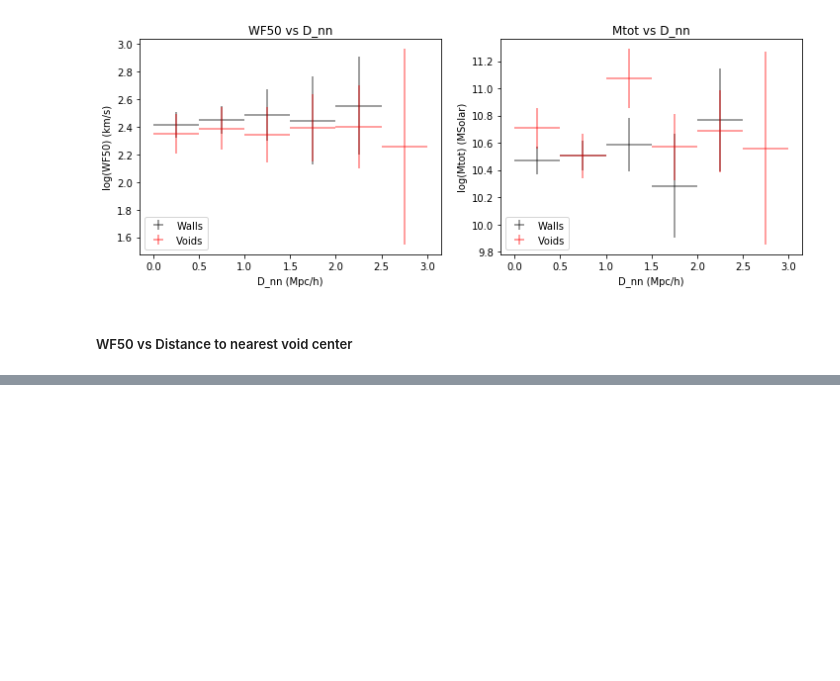
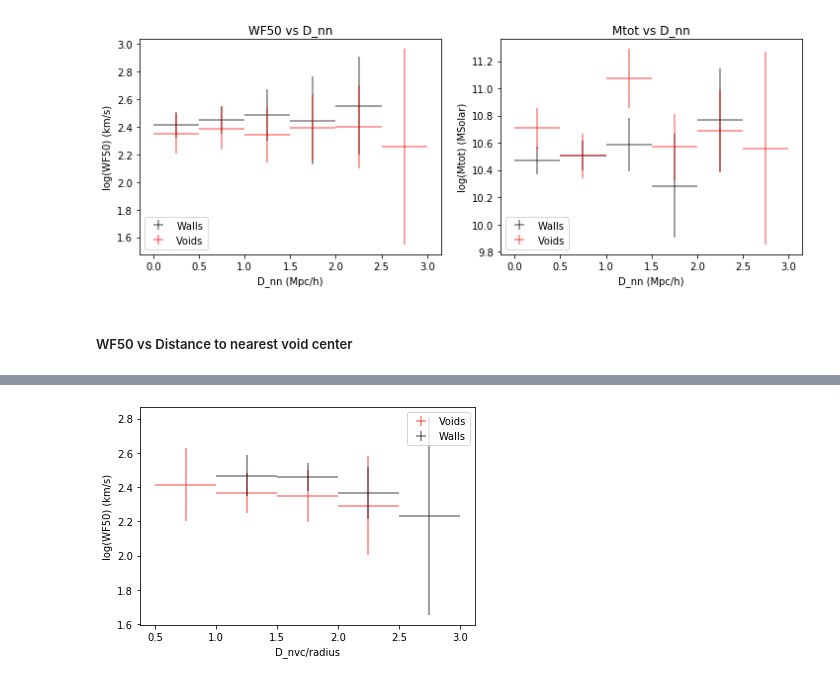
Before and after one commit to usiam/Summer-20_Galactic-Rotation-Curves-And-Dark-Matter, a Jupyter notebook: 11. Nearest_distance_plots.ipynb, the cells around one changed output, grey strips where cells are left out. Drawn from its saved outputs; the diff is of its cells as text; code cells hidden in the pictures; blank space fills up the shorter version.

Commit message:
All median plots added. Linear fits pending.

```diff
--- a/11. Nearest_distance_plots.ipynb
+++ b/11. Nearest_distance_plots.ipynb
@@ -432,0 +481,25 @@ AssertionError:
+# %%
+def bin_wf50_d_nvc_norm(data, dist_bins):
+    wf50_bins = []
+    for _ in range(len(dist_bins)):
+        wf50_bins.append([])
+
+
+    #print("wf50_bins_len: ", len(wf50_bins))
+    #  loop through bins:
+    #     find which row the mass is in
+    #     add wf50 to corresponding bin from corresponding row
+
+    for dist_bin in dist_bins:
+        for dist in dist_bin:
+            for i in range(len(data)):
+                if dist == data['d_nvc_norm'][i]:
+                    wf50_bins[dist_bins.index(dist_bin)].append(np.log10(data['WF50_corrected'][i]))
+
+    return wf50_bins
+# %%
+walls_lower_dist_vc_norm = round_down(min(walls_data['d_nvc_norm']))
+walls_upper_dist_vc_norm = round_up(max(walls_data['d_nvc_norm']))
+
+voids_lower_dist_vc_norm = round_down(min(voids_data['d_nvc_norm']))
+voids_upper_dist_vc_norm = round_up(max(voids_data['d_nvc_norm']))
@@ -432,0 +514,8 @@ AssertionError:
+# %%
+walls_dist_vc_norm_bins = bin_dist_nvc_norm(walls_data, walls_lower_dist_vc_norm, walls_upper_dist_vc_norm)
+
+voids_dist_vc_norm_bins = bin_dist_nvc_norm(voids_data, voids_lower_dist_vc_norm, voids_upper_dist_vc_norm)
+# %%
+walls_wf50_vc_norm_bins = bin_wf50_d_nvc_norm(walls_data, walls_dist_vc_norm_bins)
+
+voids_wf50_vc_norm_bins = bin_wf50_d_nvc_norm(voids_data, voids_dist_vc_norm_bins)
@@ -432,0 +563,9 @@ AssertionError:
+# %%
+plt.errorbar(voids_center_dist_vc_norm, voids_wf50_vc_norm_bins_medians, xerr = voids_center_dist_vc_norm_err, yerr = voids_wf50_vc_norm_bins_medians_err, fmt ='none', color = 'red', alpha = 0.5, label = 'Voids')
+plt.errorbar(walls_center_dist_vc_norm, walls_wf50_vc_norm_bins_medians, xerr = walls_center_dist_vc_norm_err, yerr = walls_wf50_vc_norm_bins_medians_err, fmt ='none', color = 'black', alpha = 0.5, label = 'Walls')
+plt.ylabel('log(WF50) (km/s)')
+plt.xlabel('D_nvc/radius')
+plt.legend()
+plt.show()
+# %% [output]
+[figure, added]
```
Also changed, not shown: parts of 22 cells of this notebook.
